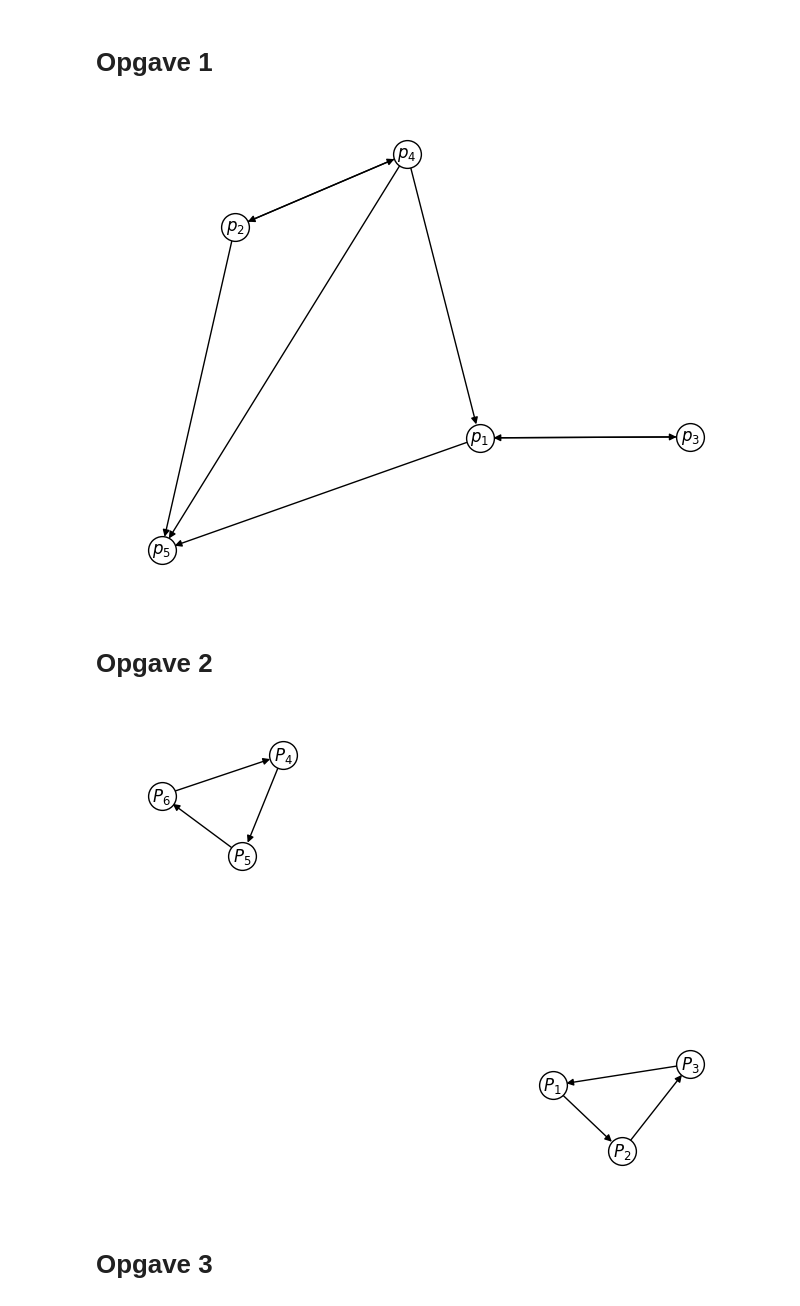
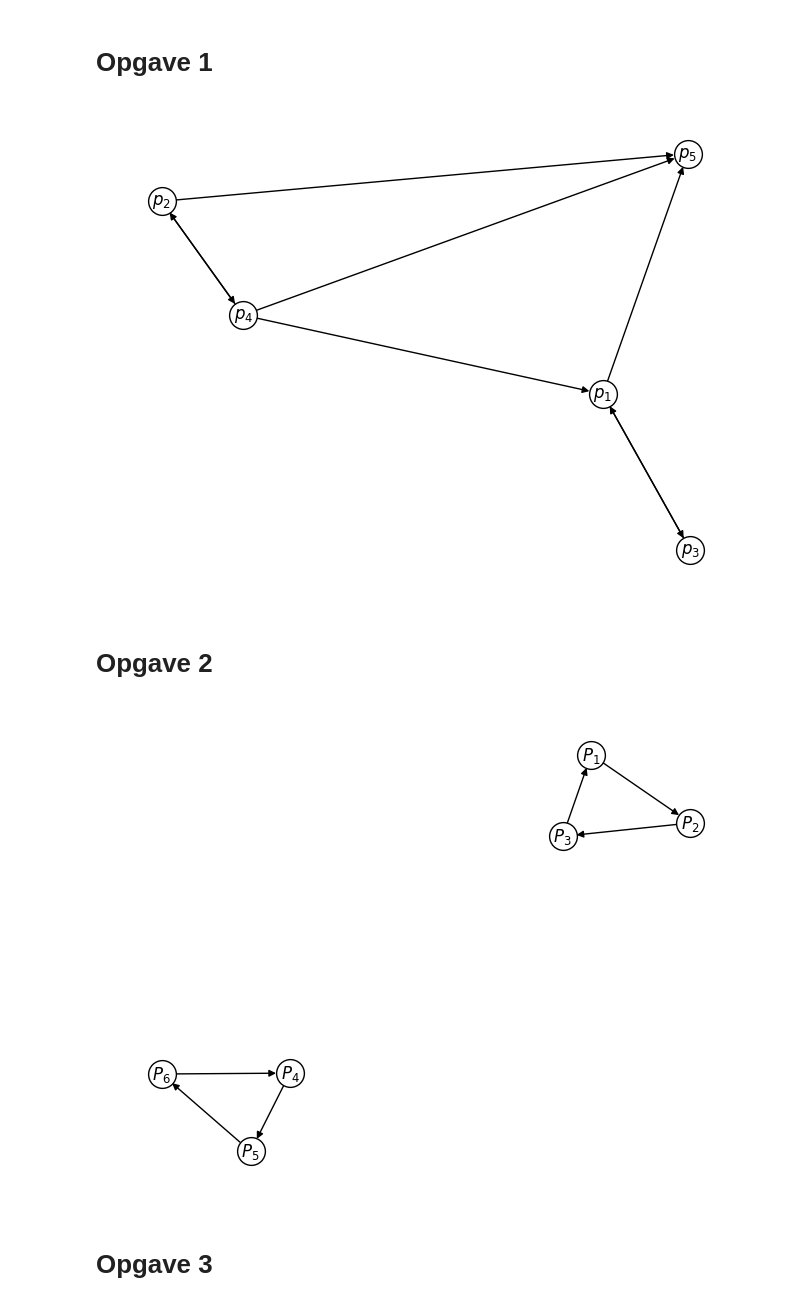
Before and after one commit to zarstensen/PageRank, a Jupyter notebook: PageRank.ipynb, the cells around one changed output. Cells and saved outputs as stored; diff of their text form; code cells hidden in the pictures.

```diff
--- a/PageRank.ipynb
+++ b/PageRank.ipynb
@@ -10,28 +10,28 @@ nx_args={'with_labels':True, 'node_color':"white", 'edgecolors':"black", 'node_s
 # Opgave 1
 # %%
 p1,p2,p3,p4,p5 = symbols('$p_1:6$')
-V1 = [p1, p2, p3, p4, p5]
-E1 = [(p1,p3), (p1,p5),(p2,p4),(p2,p5),(p3,p1),(p4,p1),(p4,p2),(p4,p5)]
+V1 = {p1, p2, p3, p4, p5}
+E1 = {(p1,p3), (p1,p5),(p2,p4),(p2,p5),(p3,p1),(p4,p1),(p4,p2),(p4,p5)}
 W = nx.DiGraph()
 W.add_nodes_from(V1, color="white")
 
 W.add_edges_from(E1)
 nx.draw(W,**nx_args)
 # %% [output]
-[figure, old version]
+[figure, new version]
 # %% [markdown]
 # Opgave 2
 # %%
 p1,p2,p3,p4,p5,p6 = symbols('$P_1:7$')
-V2 = [p1, p2, p3, p4, p5, p6]
-E2 = [(p1,p2), (p2,p3),(p3,p1),(p4,p5),(p5,p6),(p6,p4)]
+V2 = {p1, p2, p3, p4, p5, p6}
+E2 = {(p1,p2), (p2,p3),(p3,p1),(p4,p5),(p5,p6),(p6,p4)}
 W2 = nx.DiGraph()
 W2.add_nodes_from(V2, color="white")
 
 W2.add_edges_from(E2)
 nx.draw(W2,**nx_args)
 # %% [output]
-[figure, old version]
+[figure, new version]
 # %% [markdown]
 # Opgave 3
 # %% [markdown]
```
Also changed, not shown: parts of 3 cells of this notebook.
